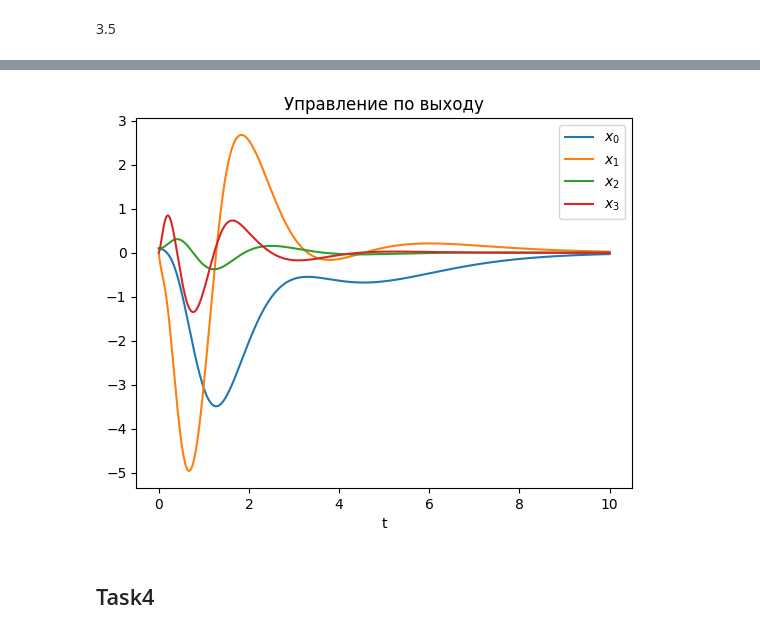
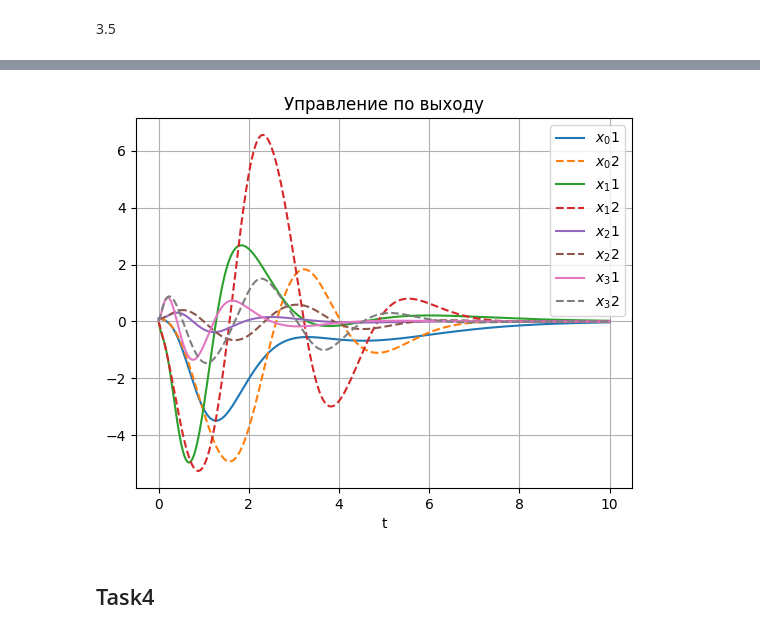
Before and after one commit to lalayants/control-theory-itmo-2023-2024, a Jupyter notebook: project/project.ipynb, the cells around one changed output, grey strips where cells are left out. Saved outputs shown, nothing was run; the diff lists cells and outputs as text; code cells hidden in the pictures.

```diff
--- a/project/project.ipynb
+++ b/project/project.ipynb
@@ -380,9 +388,9 @@ for x0 in x0s:
     err = resp_non_lin_obs.states - resp_non_lin.states
     for i in range(4):
         plt.plot(ts, err[i], label=f'$e_{i}$')
-        plt.xlabel('t')
-        plt.grid()
-        plt.legend()
-        plt.title(f'$y(0) = [{x0[0]}, {x0[2]}]^T$')
-        plt.savefig(f'{SAVE_PATH}/task3_3_{x0[0]}_{x0[2]}.jpg')
-    plt.close()
+    plt.xlabel('t')
+    plt.legend()
+    plt.title(f'$x(0) = [{x0[0]}, {x0[1]}, {x0[2]}, {x0[3]}]^T$')
+    plt.grid()
+    plt.savefig(f'{SAVE_PATH}/task3_3_{x0[0]}_{x0[2]}.jpg')
+    plt.show()
@@ -487,0 +500,12 @@ print(f'\[\Gamma = {a2l.to_ltx(new_g, print_out=False)}\]')
+# %%
+new_y = np.ones((A.shape[0], C.shape[0]))
+L = task3_get_L(A, C, Gs[2], new_y).astype(np.float64)
+Y = np.ones((B.shape[1], A.shape[0]))
+K = task32_get_K(A, B, Gs[2], Y)
+x0 = np.array(x0s[0])
+ss_non_lin = control.NonlinearIOSystem(up_func_K_L, params={"K": K, "L": L, 'C': C})
+ss_non_lin.set_inputs(2)
+resp_non_lin_by_output1 = control.input_output_response(ss_non_lin, T=ts, X0=np.hstack((x0, x0 + 0.1)), U=C @ resp_non_lin.states)
+print(f'\[L = {a2l.to_ltx(L, print_out=False)}\]')
+print(f'\[K = {a2l.to_ltx(K, print_out=False)}\]')
+print(f'\[\Gamma = {a2l.to_ltx(new_g, print_out=False)}\]')
@@ -488,13 +528,15 @@ print(f'\[\Gamma = {a2l.to_ltx(new_g, print_out=False)}\]')
 # %%
 for i in range(4):
-    plt.plot(ts, resp_non_lin_by_output.states[i], label=f'$x_{i}$')
-    plt.xlabel('t')
-    plt.grid()
-    plt.legend()
-    plt.title(f'Управление по выходу')
-    plt.savefig(f'{SAVE_PATH}/task3_5.jpg')
+    plt.plot(ts, resp_non_lin_by_output.states[i], label=f'$x_{i} 1$')
+    plt.plot(ts, resp_non_lin_by_output1.states[i], '--', label=f'$x_{i} 2$')
+
+plt.xlabel('t')
+plt.grid()
+plt.legend()
+plt.title(f'Управление по выходу')
+plt.savefig(f'{SAVE_PATH}/task3_5_new.jpg')
 # %% [output]
-[figure, old version]
+[figure, new version]
 # %% [markdown]
 ## Task4
 # %%
```
Also changed, not shown: parts of 20 cells of this notebook, 8 other files.
